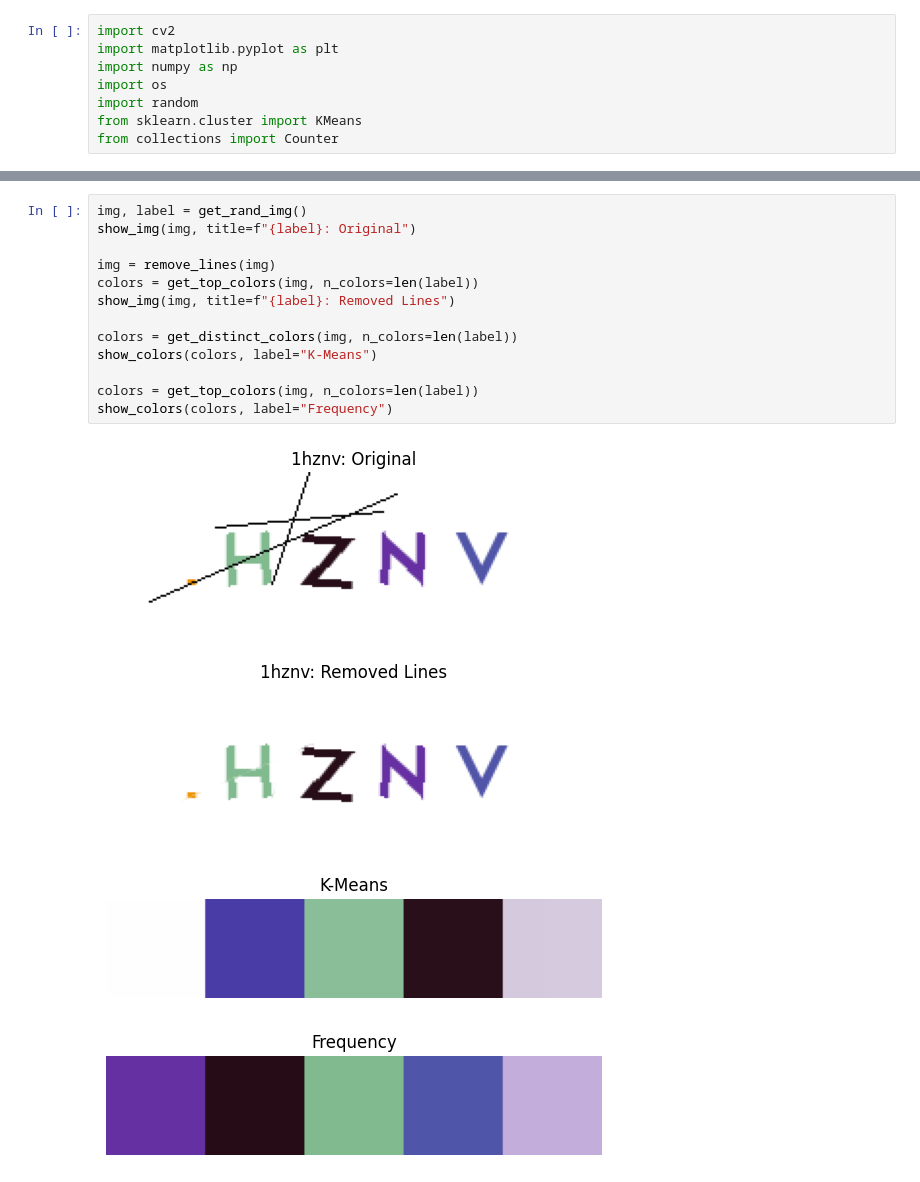
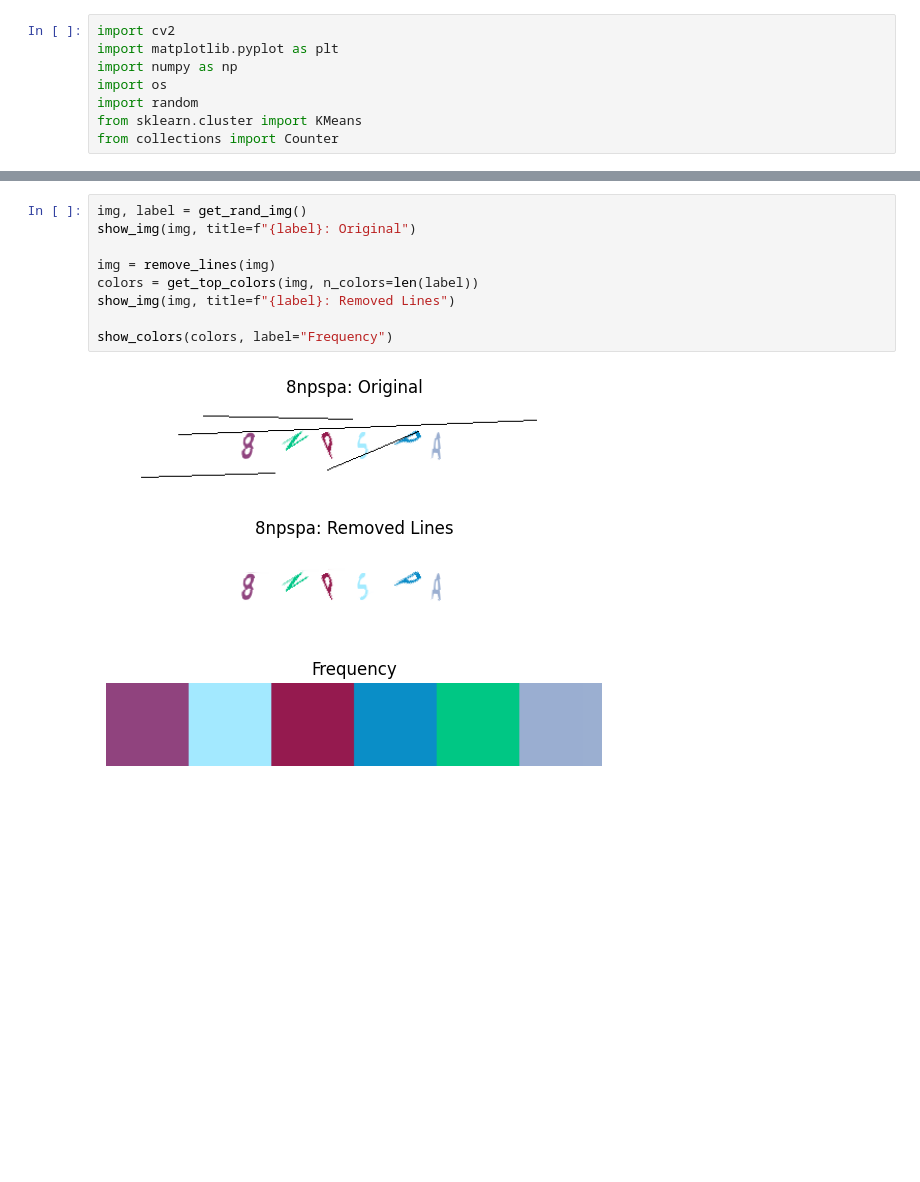
Before and after one commit to angsongyee/CS4243-miniproject, a Jupyter notebook: src/segment.ipynb, the cells around one changed output, grey strips where cells are left out. Drawn from its saved outputs; the diff is of its cells as text; blank space fills up the shorter version.

Commit message:
gabor, stroke-width & color separation

```diff
--- a/src/segment.ipynb
+++ b/src/segment.ipynb
@@ -121,18 +153,13 @@ def show_colors(colors, label):
 # %%
 img, label = get_rand_img()
 show_img(img, title=f"{label}: Original")
 
 img = remove_lines(img)
 colors = get_top_colors(img, n_colors=len(label))
 show_img(img, title=f"{label}: Removed Lines")
 
-colors = get_distinct_colors(img, n_colors=len(label))
-show_colors(colors, label="K-Means")
-
-colors = get_top_colors(img, n_colors=len(label))
 show_colors(colors, label="Frequency")
 # %% [output]
-[figure, old version]
+[figure, new version]
-[figure, old version]
+[figure, new version]
-[figure, old version]
+[figure, new version]
-[figure, removed]
```
Also changed, not shown: parts of 30 cells of this notebook.
